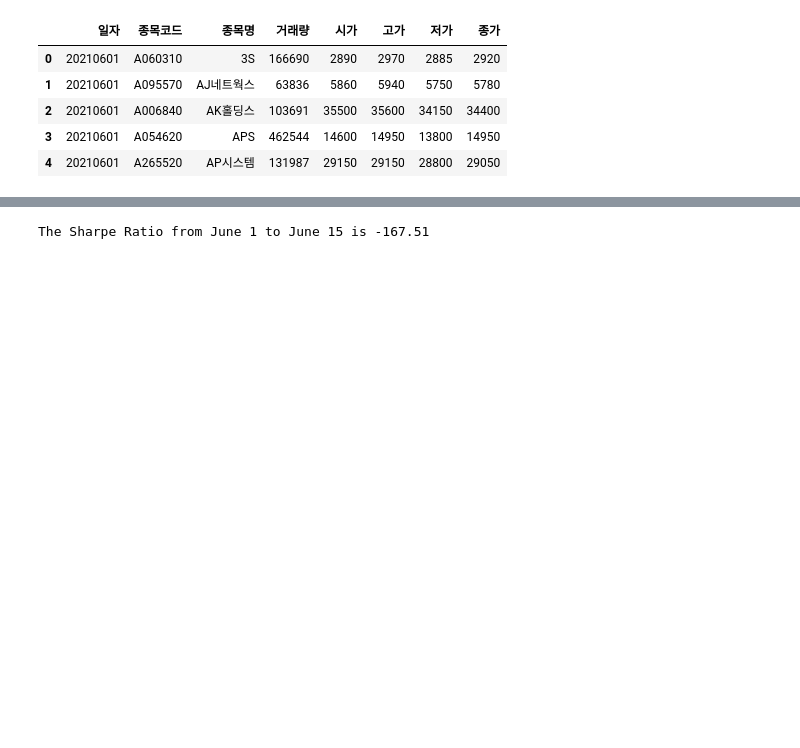
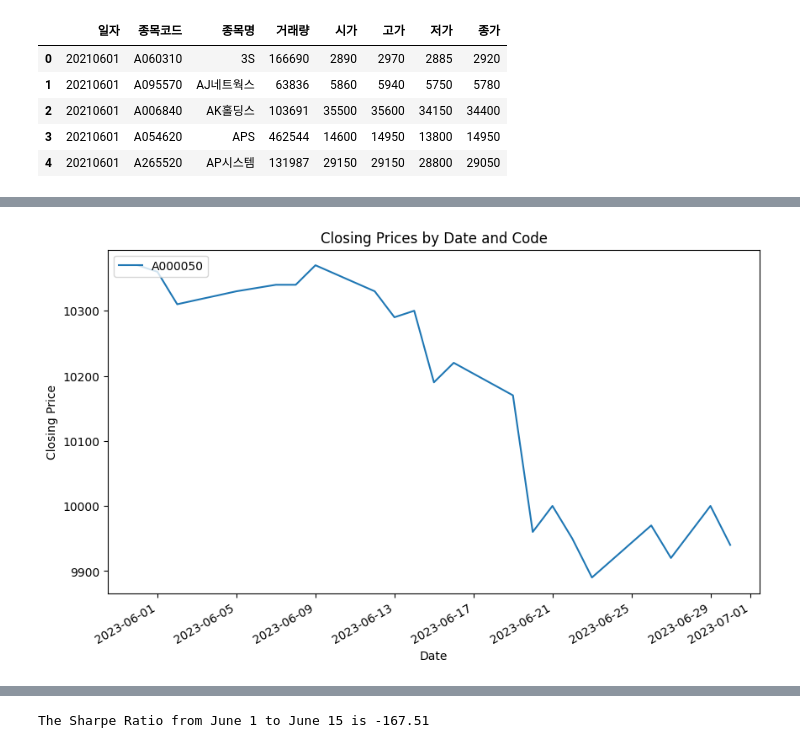
Before and after one commit to DoSungjin/Dacon_stock_price_prediction, a Jupyter notebook: BASELINE/data_rangling.ipynb, the cells around one changed output, grey strips where cells are left out. Cells and saved outputs as stored; diff of their text form; code cells hidden in the pictures; blank space fills up the shorter version.

```diff
--- a/BASELINE/data_rangling.ipynb
+++ b/BASELINE/data_rangling.ipynb
@@ -33,0 +34,3 @@ final_df.to_csv(LABEL_PATH, index=False)
+# %%
+final_df = pd.read_csv(LABEL_PATH)
+final_df.head()
@@ -84,0 +48,4 @@ df.head()
+# %%
+FEATURES = ['날짜', '시가', '고가', '저가', '종가', '거래량', '종목코드']
+final_df = final_df[FEATURES]
+final_df
@@ -84,0 +66,14 @@ df.head()
+# %%
+# 날짜별 코드별로 정렬
+# Pivot the dataframe to have dates as index and codes as columns
+pivot_df = final_df.pivot(index='날짜', columns='종목코드', values='종가')
+
+# Plot the closing prices
+pivot_df[pivot_df.columns[2]].plot(figsize=(10, 6))
+plt.title('Closing Prices by Date and Code')
+plt.xlabel('Date')
+plt.ylabel('Closing Price')
+plt.legend(loc='upper left')
+plt.show()
+# %% [output]
+[figure, added]
```
Also changed, not shown: parts of 24 cells of this notebook, 4 other files.
